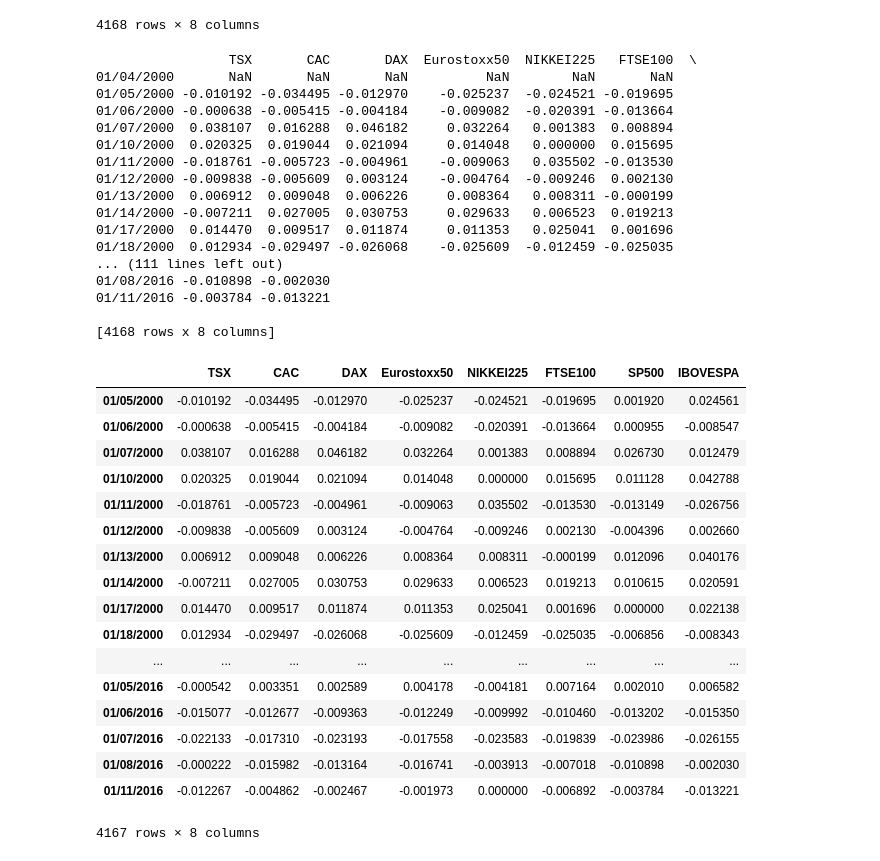
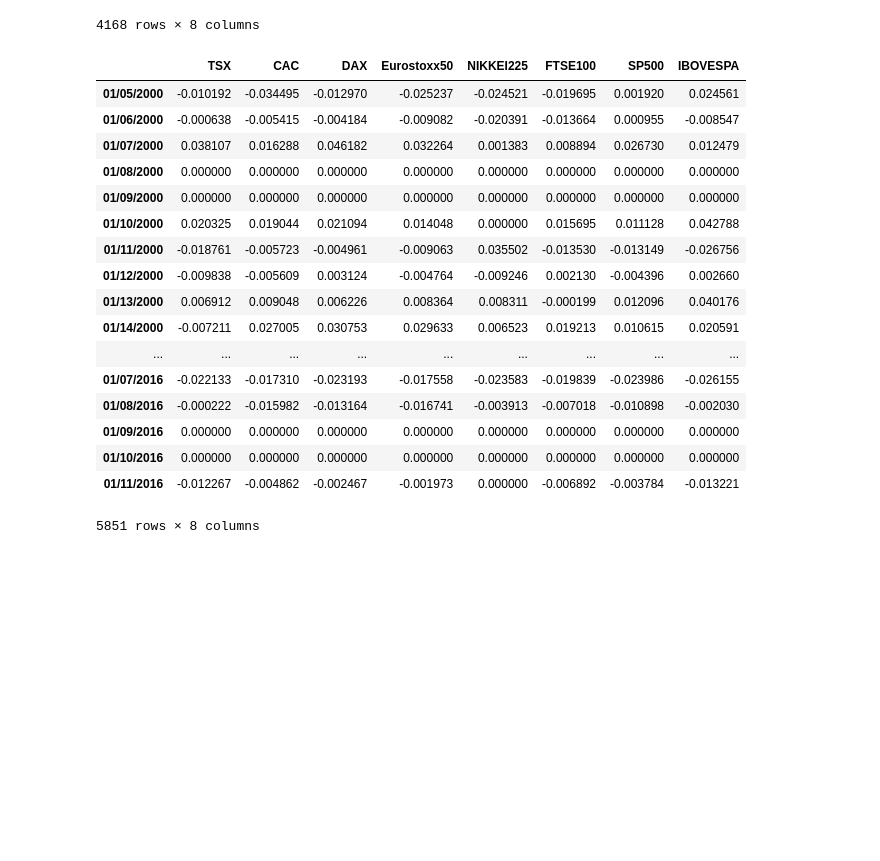
Before and after one commit to GregoireMayrhofer/financialbigdata, a Jupyter notebook: data_preprocessing_portfolio_indexes.ipynb, the cells around one changed output. Cells and saved outputs as stored; diff of their text form; code cells hidden in the pictures; blank space fills up the shorter version.

```diff
--- a/data_preprocessing_portfolio_indexes.ipynb
+++ b/data_preprocessing_portfolio_indexes.ipynb
@@ -115,46 +115,28 @@ See the caveats in the documentation: http://pandas.pydata.org/pandas-docs/stabl
 | 01/11/2016 | 12293.72 | 4312.74 | 9825.07 | 3027.49 | 17697.96 | 5871.83 | 1914.77 | 40078.82 |
 4168 rows × 8 columns
 # %%
-ret_daily= np.log(df_daily / df_daily.shift(1))
-print(ret_daily)
-ret_daily = ret_daily.drop(ret_daily.index[[0]])
+ret_daily= np.log(df_daily ).diff()
+ret_daily = ret_daily.dropna()
 ret_daily
 # %% [output]
+|  | TSX | CAC | DAX | Eurostoxx50 | NIKKEI225 | FTSE100 | SP500 | IBOVESPA |
+| 01/05/2000 | -0.010192 | -0.034495 | -0.012970 | -0.025237 | -0.024521 | -0.019695 | 0.001920 | 0.024561 |
+| 01/06/2000 | -0.000638 | -0.005415 | -0.004184 | -0.009082 | -0.020391 | -0.013664 | 0.000955 | -0.008547 |
+| 01/07/2000 | 0.038107 | 0.016288 | 0.046182 | 0.032264 | 0.001383 | 0.008894 | 0.026730 | 0.012479 |
+| 01/08/2000 | 0.000000 | 0.000000 | 0.000000 | 0.000000 | 0.000000 | 0.000000 | 0.000000 | 0.000000 |
+| 01/09/2000 | 0.000000 | 0.000000 | 0.000000 | 0.000000 | 0.000000 | 0.000000 | 0.000000 | 0.000000 |
+| 01/10/2000 | 0.020325 | 0.019044 | 0.021094 | 0.014048 | 0.000000 | 0.015695 | 0.011128 | 0.042788 |
+| 01/11/2000 | -0.018761 | -0.005723 | -0.004961 | -0.009063 | 0.035502 | -0.013530 | -0.013149 | -0.026756 |
+| 01/12/2000 | -0.009838 | -0.005609 | 0.003124 | -0.004764 | -0.009246 | 0.002130 | -0.004396 | 0.002660 |
+| 01/13/2000 | 0.006912 | 0.009048 | 0.006226 | 0.008364 | 0.008311 | -0.000199 | 0.012096 | 0.040176 |
+| 01/14/2000 | -0.007211 | 0.027005 | 0.030753 | 0.029633 | 0.006523 | 0.019213 | 0.010615 | 0.020591 |
+| ... | ... | ... | ... | ... | ... | ... | ... | ... |
+| 01/07/2016 | -0.022133 | -0.017310 | -0.023193 | -0.017558 | -0.023583 | -0.019839 | -0.023986 | -0.026155 |
+| 01/08/2016 | -0.000222 | -0.015982 | -0.013164 | -0.016741 | -0.003913 | -0.007018 | -0.010898 | -0.002030 |
+| 01/09/2016 | 0.000000 | 0.000000 | 0.000000 | 0.000000 | 0.000000 | 0.000000 | 0.000000 | 0.000000 |
+| 01/10/2016 | 0.000000 | 0.000000 | 0.000000 | 0.000000 | 0.000000 | 0.000000 | 0.000000 | 0.000000 |
+| 01/11/2016 | -0.012267 | -0.004862 | -0.002467 | -0.001973 | 0.000000 | -0.006892 | -0.003784 | -0.013221 |
-                 TSX       CAC       DAX  Eurostoxx50  NIKKEI225   FTSE100  \
-01/04/2000       NaN       NaN       NaN          NaN        NaN       NaN
-01/05/2000 -0.010192 -0.034495 -0.012970    -0.025237  -0.024521 -0.019695
-01/06/2000 -0.000638 -0.005415 -0.004184    -0.009082  -0.020391 -0.013664
-01/07/2000  0.038107  0.016288  0.046182     0.032264   0.001383  0.008894
-01/10/2000  0.020325  0.019044  0.021094     0.014048   0.000000  0.015695
-01/11/2000 -0.018761 -0.005723 -0.004961    -0.009063   0.035502 -0.013530
-01/12/2000 -0.009838 -0.005609  0.003124    -0.004764  -0.009246  0.002130
-01/13/2000  0.006912  0.009048  0.006226     0.008364   0.008311 -0.000199
-01/14/2000 -0.007211  0.027005  0.030753     0.029633   0.006523  0.019213
-01/17/2000  0.014470  0.009517  0.011874     0.011353   0.025041  0.001696
-01/18/2000  0.012934 -0.029497 -0.026068    -0.025609  -0.012459 -0.025035
-... (111 lines left out)
-01/08/2016 -0.010898 -0.002030
-01/11/2016 -0.003784 -0.013221
-
-[4168 rows x 8 columns]
+5851 rows × 8 columns
-|  | TSX | CAC | DAX | Eurostoxx50 | NIKKEI225 | FTSE100 | SP500 | IBOVESPA |
-| 01/05/2000 | -0.010192 | -0.034495 | -0.012970 | -0.025237 | -0.024521 | -0.019695 | 0.001920 | 0.024561 |
-| 01/06/2000 | -0.000638 | -0.005415 | -0.004184 | -0.009082 | -0.020391 | -0.013664 | 0.000955 | -0.008547 |
-| 01/07/2000 | 0.038107 | 0.016288 | 0.046182 | 0.032264 | 0.001383 | 0.008894 | 0.026730 | 0.012479 |
-| 01/10/2000 | 0.020325 | 0.019044 | 0.021094 | 0.014048 | 0.000000 | 0.015695 | 0.011128 | 0.042788 |
-| 01/11/2000 | -0.018761 | -0.005723 | -0.004961 | -0.009063 | 0.035502 | -0.013530 | -0.013149 | -0.026756 |
-| 01/12/2000 | -0.009838 | -0.005609 | 0.003124 | -0.004764 | -0.009246 | 0.002130 | -0.004396 | 0.002660 |
-| 01/13/2000 | 0.006912 | 0.009048 | 0.006226 | 0.008364 | 0.008311 | -0.000199 | 0.012096 | 0.040176 |
-| 01/14/2000 | -0.007211 | 0.027005 | 0.030753 | 0.029633 | 0.006523 | 0.019213 | 0.010615 | 0.020591 |
-| 01/17/2000 | 0.014470 | 0.009517 | 0.011874 | 0.011353 | 0.025041 | 0.001696 | 0.000000 | 0.022138 |
-| 01/18/2000 | 0.012934 | -0.029497 | -0.026068 | -0.025609 | -0.012459 | -0.025035 | -0.006856 | -0.008343 |
-| ... | ... | ... | ... | ... | ... | ... | ... | ... |
-| 01/05/2016 | -0.000542 | 0.003351 | 0.002589 | 0.004178 | -0.004181 | 0.007164 | 0.002010 | 0.006582 |
-| 01/06/2016 | -0.015077 | -0.012677 | -0.009363 | -0.012249 | -0.009992 | -0.010460 | -0.013202 | -0.015350 |
-| 01/07/2016 | -0.022133 | -0.017310 | -0.023193 | -0.017558 | -0.023583 | -0.019839 | -0.023986 | -0.026155 |
-| 01/08/2016 | -0.000222 | -0.015982 | -0.013164 | -0.016741 | -0.003913 | -0.007018 | -0.010898 | -0.002030 |
-| 01/11/2016 | -0.012267 | -0.004862 | -0.002467 | -0.001973 | 0.000000 | -0.006892 | -0.003784 | -0.013221 |
-4167 rows × 8 columns
 # %%
 fama_daily = pd.read_csv('fama_french.csv',delimiter=',')
 rf_daily = fama_daily['RF']
```
Also changed, not shown: parts of 23 cells of this notebook, 12 other files.
